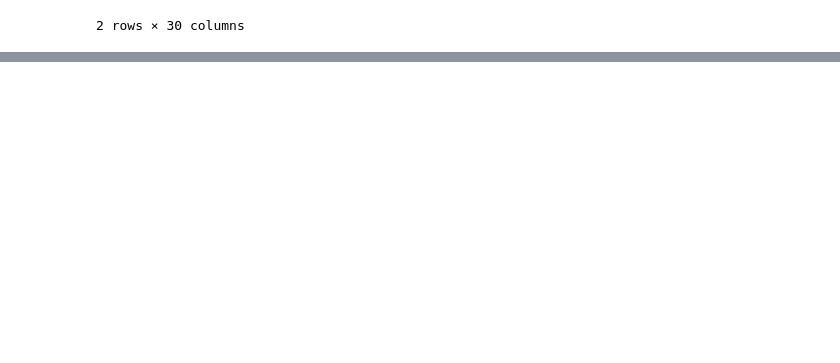
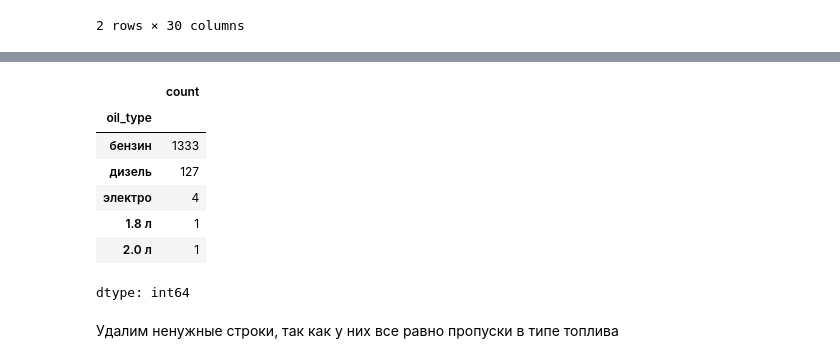
Before and after one commit to Shelb0rne/gp_2, a Jupyter notebook: EDA/ГП_2_EDA_9.ipynb, the cells around one changed output, grey strips where cells are left out. Saved outputs shown, nothing was run; the diff lists cells and outputs as text; code cells hidden in the pictures; blank space fills up the shorter version.

```diff
--- a/EDA/ГП_2_EDA_UNI.ipynb
+++ b/EDA/ГП_2_EDA_9.ipynb
@@ -950,0 +930,14 @@ df[df['mileage'].isnull()]
+# %%
+oil_table = df['oil_type'].value_counts()
+oil_table
+# %% [output]
+|  | count |
+| oil_type |  |
+| бензин | 1333 |
+| дизель | 127 |
+| электро | 4 |
+| 1.8 л | 1 |
+| 2.0 л | 1 |
+dtype: int64
+# %% [markdown]
+Удалим ненужные строки, так как у них все равно пропуски в типе топлива
```
Also changed, not shown: parts of 23 cells of this notebook, 2 other files.
